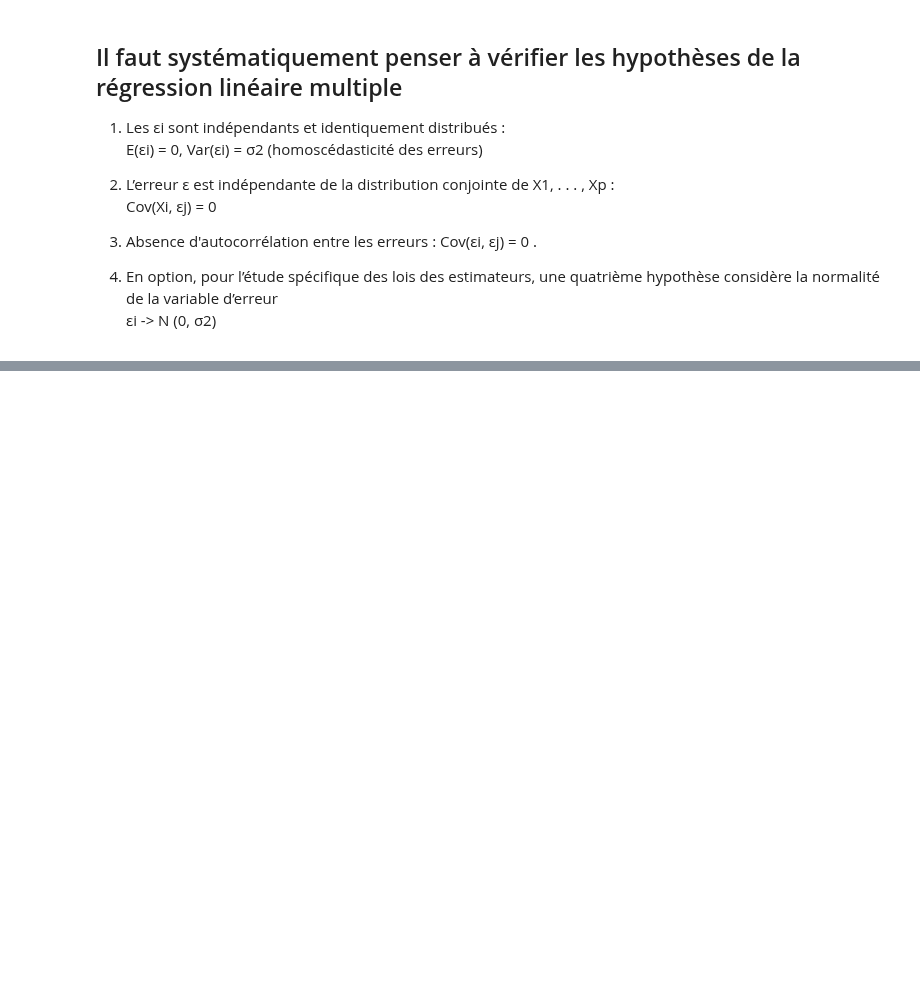
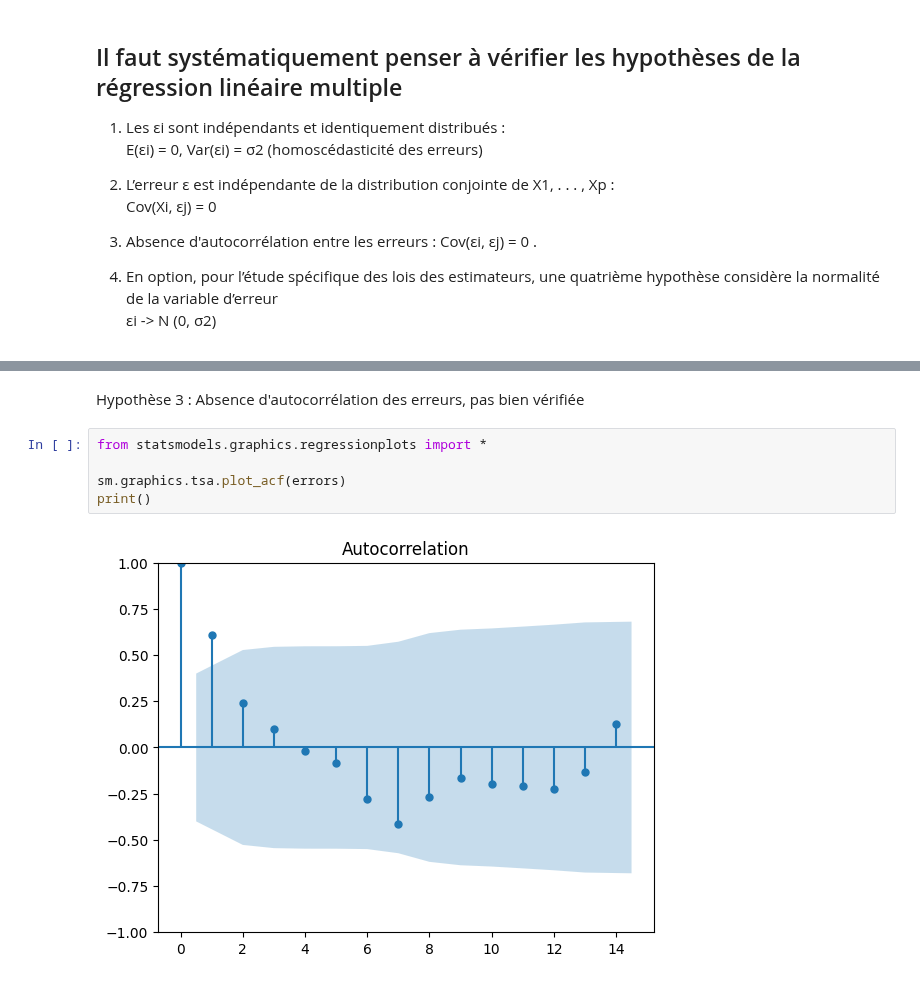
Before and after one commit to Ab2nour/customer-base-analysis, a Jupyter notebook: expose-regression.ipynb, the cells around one changed output, grey strips where cells are left out. Cells and saved outputs as stored; diff of their text form; blank space fills up the shorter version.

```diff
--- a/expose-regression.ipynb
+++ b/expose-regression.ipynb
@@ -124,0 +202,9 @@ hypothèse considère la normalité de la variable d’erreur
+# %% [markdown]
+Hypothèse 3 : Absence d'autocorrélation des erreurs, pas bien vérifiée
+# %%
+from statsmodels.graphics.regressionplots import *
+
+sm.graphics.tsa.plot_acf(errors)
+print()
+# %% [output]
+[figure, added]
```
Also changed, not shown: parts of 15 cells of this notebook.
